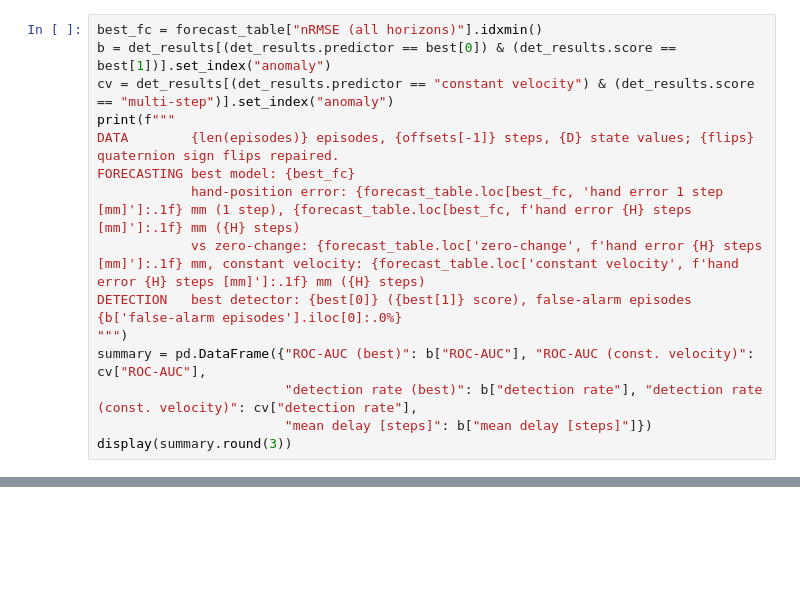
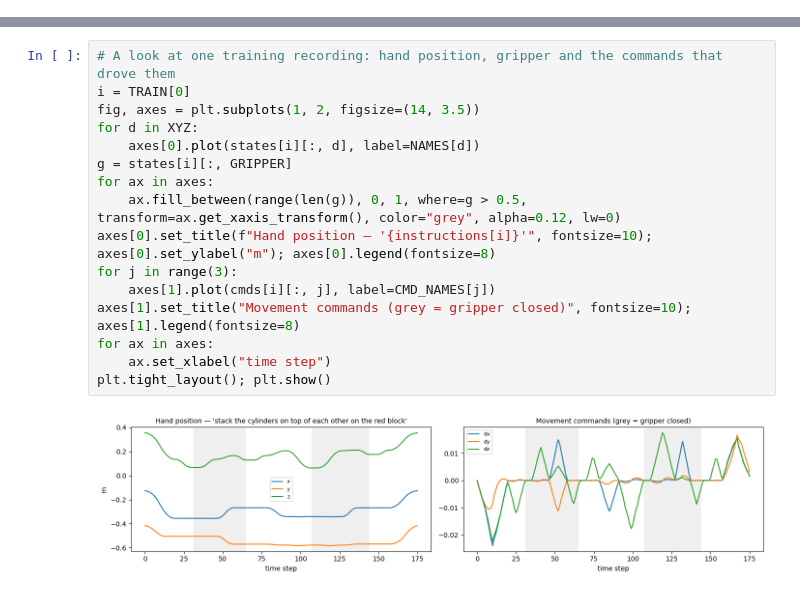
Before and after one commit to Nahidzeinali-web/Test, a Jupyter notebook: option1_motion_anomaly_detection.ipynb, the cells around one changed output, grey strips where cells are left out. Drawn from its saved outputs; the diff is of its cells as text; blank space fills up the shorter version.

```diff
--- a/option1_motion_anomaly_detection.ipynb
+++ b/option1_motion_anomaly_detection.ipynb
@@ -654,15 +0,0 @@ plt.tight_layout(); plt.show()
-# %%
-best_fc = forecast_table["nRMSE (all horizons)"].idxmin()
-b = det_results[(det_results.predictor == best[0]) & (det_results.score == best[1])].set_index("anomaly")
-cv = det_results[(det_results.predictor == "constant velocity") & (det_results.score == "multi-step")].set_index("anomaly")
-print(f"""
-DATA        {len(episodes)} episodes, {offsets[-1]} steps, {D} state values; {flips} quaternion sign flips repaired.
-FORECASTING best model: {best_fc}
-            hand-position error: {forecast_table.loc[best_fc, 'hand error 1 step [mm]']:.1f} mm (1 step), {forecast_table.loc[best_fc, f'hand error {H} steps [mm]']:.1f} mm ({H} steps)
-            vs zero-change: {forecast_table.loc['zero-change', f'hand error {H} steps [mm]']:.1f} mm, constant velocity: {forecast_table.loc['constant velocity', f'hand error {H} steps [mm]']:.1f} mm ({H} steps)
-DETECTION   best detector: {best[0]} ({best[1]} score), false-alarm episodes {b['false-alarm episodes'].iloc[0]:.0%}
-""")
-summary = pd.DataFrame({"ROC-AUC (best)": b["ROC-AUC"], "ROC-AUC (const. velocity)": cv["ROC-AUC"],
-                        "detection rate (best)": b["detection rate"], "detection rate (const. velocity)": cv["detection rate"],
-                        "mean delay [steps]": b["mean delay [steps]"]})
-display(summary.round(3))
@@ -694,0 +223,18 @@ DETECTION   best detector: GRU (multi-step score), false-alarm episodes 15%
+# %%
+# A look at one training recording: hand position, gripper and the commands that drove them
+i = TRAIN[0]
+fig, axes = plt.subplots(1, 2, figsize=(14, 3.5))
+for d in XYZ:
+    axes[0].plot(states[i][:, d], label=NAMES[d])
+g = states[i][:, GRIPPER]
+for ax in axes:
+    ax.fill_between(range(len(g)), 0, 1, where=g > 0.5, transform=ax.get_xaxis_transform(), color="grey", alpha=0.12, lw=0)
+axes[0].set_title(f"Hand position — '{instructions[i]}'", fontsize=10); axes[0].set_ylabel("m"); axes[0].legend(fontsize=8)
+for j in range(3):
+    axes[1].plot(cmds[i][:, j], label=CMD_NAMES[j])
+axes[1].set_title("Movement commands (grey = gripper closed)", fontsize=10); axes[1].legend(fontsize=8)
+for ax in axes:
+    ax.set_xlabel("time step")
+plt.tight_layout(); plt.show()
+# %% [output]
+[figure, added]
```
Also changed, not shown: parts of 67 cells of this notebook, 6 other files.
